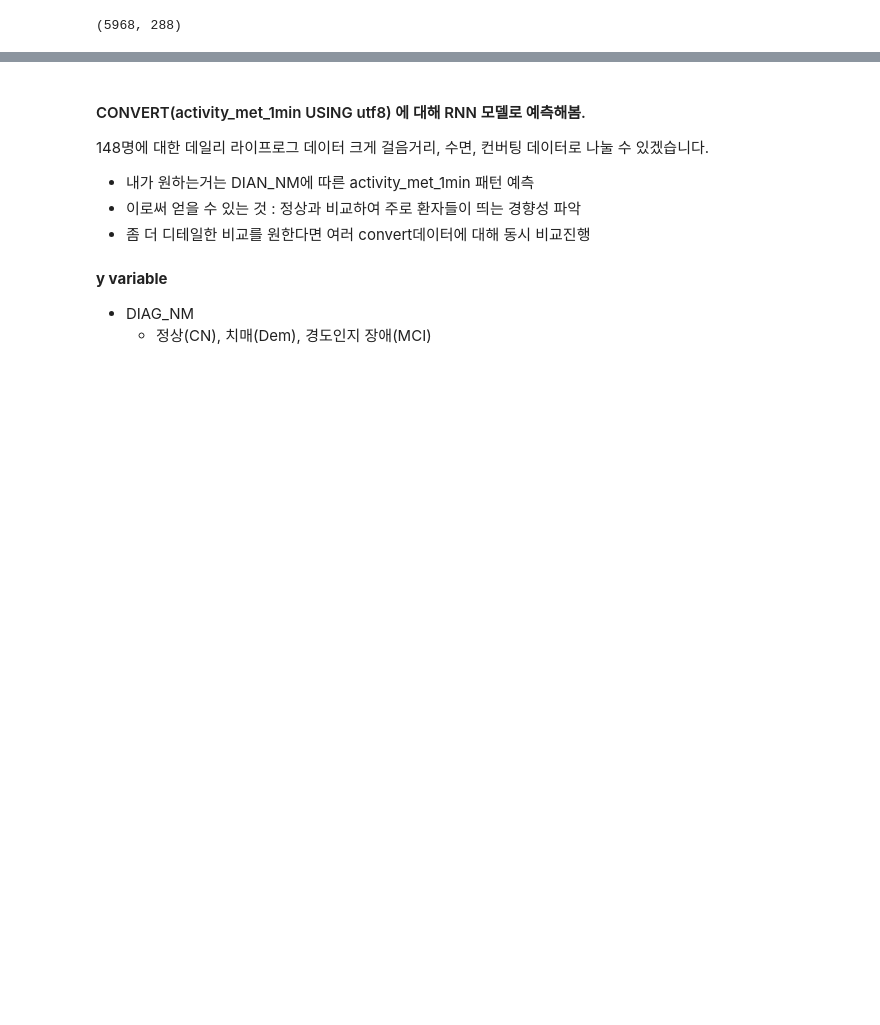
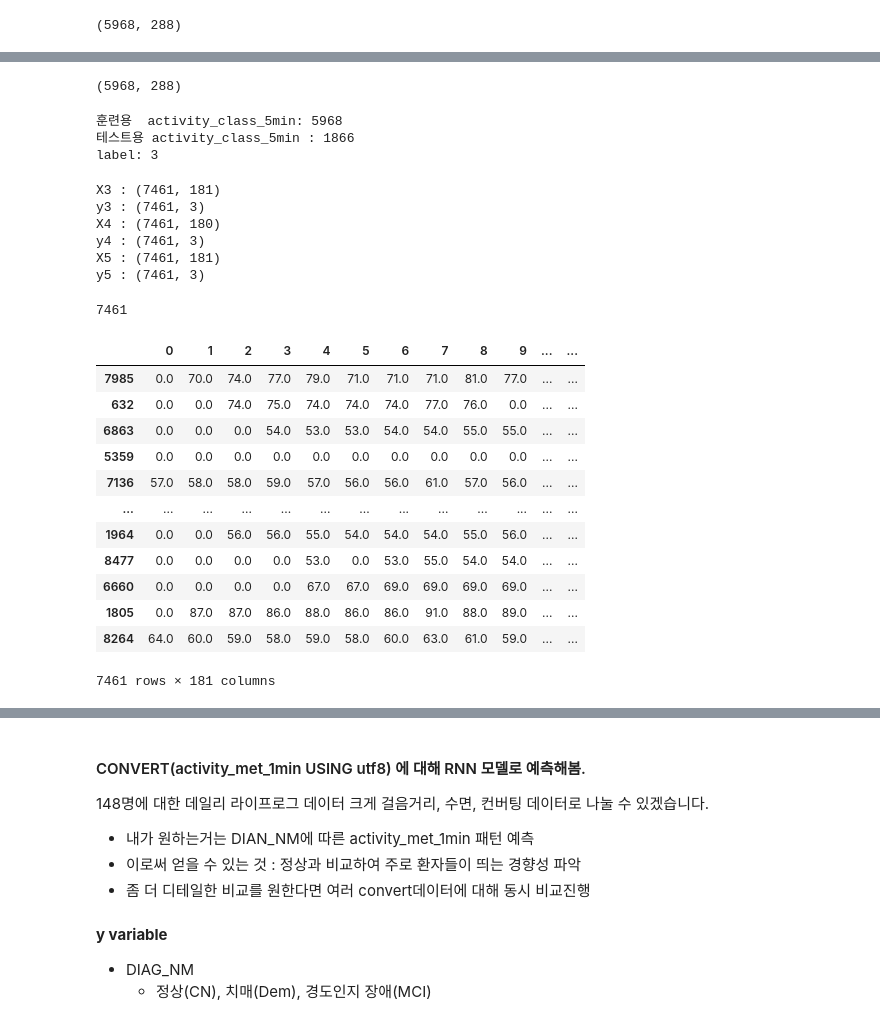
Before and after one commit to NumpyGonHey/Dementia_clf, a Jupyter notebook: sobeeee/baseline_hong-Copy1.ipynb, the cells around one changed output, grey strips where cells are left out. Saved outputs shown, nothing was run; the diff lists cells and outputs as text; code cells hidden in the pictures; blank space fills up the shorter version.

```diff
--- a/sobeeee/baseline_hong-Copy1.ipynb
+++ b/sobeeee/baseline_hong-Copy1.ipynb
@@ -866,0 +610,52 @@ X1_train.shape
+# %%
+X1_train.shape
+# %% [output]
+(5968, 288)
+# %%
+X2_train, X2_test, y2_train, y2_test = train_test_split(input_data_X2, input_data_y, test_size=0.2, shuffle=True, stratify=input_data_y, random_state=2022)
+X3_train, X3_test, y3_train, y3_test = train_test_split(input_data_X3, input_data_y, test_size=0.2, shuffle=True, stratify=input_data_y, random_state=2022)
+X4_train, X4_test, y4_train, y4_test = train_test_split(input_data_X4, input_data_y, test_size=0.2, shuffle=True, stratify=input_data_y, random_state=2022)
+X5_train, X5_test, y5_train, y5_test = train_test_split(input_data_X5, input_data_y, test_size=0.2, shuffle=True, stratify=input_data_y, random_state=2022)
+# %%
+print('훈련용  activity_class_5min: {}'.format(len(X1_train)))
+print('테스트용 activity_class_5min : {}'.format(len(X1_test)))
+num_classes = len(set(y1_train))
+print('label: {}'.format(num_classes))
+# %% [output]
+훈련용  activity_class_5min: 5968
+테스트용 activity_class_5min : 1866
+label: 3
+# %%
+print("X3 :" ,X3_train.shape)
+print("y3 :" ,y3_train.shape)
+print("X4 :" ,X4_train.shape)
+print("y4 :" ,y4_train.shape)
+print("X5 :" ,X5_train.shape)
+print("y5 :" ,y5_train.shape)
+# %% [output]
+X3 : (7461, 181)
+y3 : (7461, 3)
+X4 : (7461, 180)
+y4 : (7461, 3)
+X5 : (7461, 181)
+y5 : (7461, 3)
+# %%
+X3_train.shape[0]
+# %% [output]
+7461
+# %%
+X3_train
+# %% [output]
+|  | 0 | 1 | 2 | 3 | 4 | 5 | 6 | 7 | 8 | 9 | ... | ... |
+| 7985 | 0.0 | 70.0 | 74.0 | 77.0 | 79.0 | 71.0 | 71.0 | 71.0 | 81.0 | 77.0 | ... | ... |
+| 632 | 0.0 | 0.0 | 74.0 | 75.0 | 74.0 | 74.0 | 74.0 | 77.0 | 76.0 | 0.0 | ... | ... |
+| 6863 | 0.0 | 0.0 | 0.0 | 54.0 | 53.0 | 53.0 | 54.0 | 54.0 | 55.0 | 55.0 | ... | ... |
+| 5359 | 0.0 | 0.0 | 0.0 | 0.0 | 0.0 | 0.0 | 0.0 | 0.0 | 0.0 | 0.0 | ... | ... |
+| 7136 | 57.0 | 58.0 | 58.0 | 59.0 | 57.0 | 56.0 | 56.0 | 61.0 | 57.0 | 56.0 | ... | ... |
+| ... | ... | ... | ... | ... | ... | ... | ... | ... | ... | ... | ... | ... |
+| 1964 | 0.0 | 0.0 | 56.0 | 56.0 | 55.0 | 54.0 | 54.0 | 54.0 | 55.0 | 56.0 | ... | ... |
+| 8477 | 0.0 | 0.0 | 0.0 | 0.0 | 53.0 | 0.0 | 53.0 | 55.0 | 54.0 | 54.0 | ... | ... |
+| 6660 | 0.0 | 0.0 | 0.0 | 0.0 | 67.0 | 67.0 | 69.0 | 69.0 | 69.0 | 69.0 | ... | ... |
+| 1805 | 0.0 | 87.0 | 87.0 | 86.0 | 88.0 | 86.0 | 86.0 | 91.0 | 88.0 | 89.0 | ... | ... |
+| 8264 | 64.0 | 60.0 | 59.0 | 58.0 | 59.0 | 58.0 | 60.0 | 63.0 | 61.0 | 59.0 | ... | ... |
+7461 rows × 181 columns
```
Also changed, not shown: parts of 36 cells of this notebook, 3 other files.
